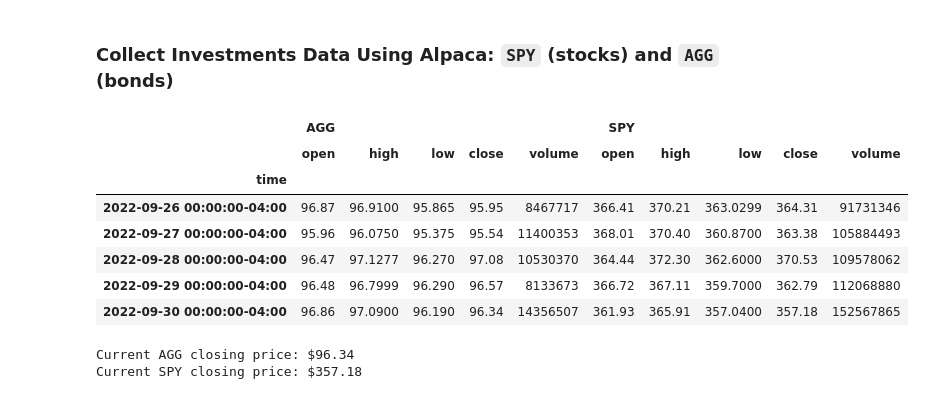
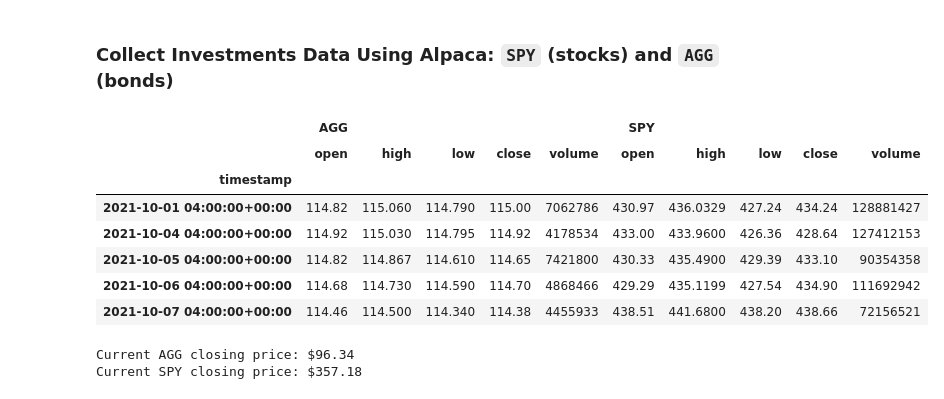
Before and after one commit to SZun/api-challenge, a Jupyter notebook: financial-planner.ipynb, the cells around one changed output. Cells and saved outputs as stored; diff of their text form; code cells hidden in the pictures.

```diff
--- a/financial-planner.ipynb
+++ b/financial-planner.ipynb
@@ -81,47 +81,37 @@ def separate_ticker_data(df,ticker):
     return df[df[symbol]==ticker].drop(columns=[symbol,'trade_count','vwap'], axis=1)
 # %%
 # Format current date as ISO format
-
-# Current Date
-todays_date = dt.today().strftime('%Y-%m-%d')
-# Current Date as ISO format
-iso_date_today = pd.Timestamp(todays_date, tz='America/New_York').isoformat()
-# Date of 1 year ago as ISO format
+iso_date_today = pd.Timestamp(dt.today().strftime('%Y-%m-%d'), tz='America/New_York').isoformat()
 iso_date_last_year = get_last_year(iso_date_today)
 
 # Set the tickers
 tickers = ["AGG", "SPY"]
 
 # Set timeframe to "1Day" for Alpaca API
 timeframe = "1Day"
 
 # Get current closing prices for SPY and AGG
 spy_agg_df = alpaca_api.get_bars(tickers, timeframe,
                                     start=iso_date_last_year,
                                     end=iso_date_today).df
-# Rename Index
-spy_agg_df.index.rename('time', inplace=True)
-# Format Index
-spy_agg_df.index = spy_agg_df.index.strftime('%Y-%m-%d 00:00:00-%H:00')
-
 # Reorganize the DataFrame
 # Separate ticker data
 agg_df = separate_ticker_data(spy_agg_df, tickers[0])
 spy_df = separate_ticker_data(spy_agg_df, tickers[1])
 
 # # Concatenate the ticker DataFrames
 spy_agg_df = pd.concat([agg_df,spy_df], axis=1, join='inner', keys=tickers)
 # Preview DataFrame
-spy_agg_df.tail()
+spy_agg_df.head()
 # %% [output]
 |  | AGG |  |  |  |  | SPY |  |  |  |  |
 |  | open | high | low | close | volume | open | high | low | close | volume |
-| time |  |  |  |  |  |  |  |  |  |  |
-| 2022-09-26 00:00:00-04:00 | 96.87 | 96.9100 | 95.865 | 95.95 | 8467717 | 366.41 | 370.21 | 363.0299 | 364.31 | 91731346 |
-| 2022-09-27 00:00:00-04:00 | 95.96 | 96.0750 | 95.375 | 95.54 | 11400353 | 368.01 | 370.40 | 360.8700 | 363.38 | 105884493 |
-| 2022-09-28 00:00:00-04:00 | 96.47 | 97.1277 | 96.270 | 97.08 | 10530370 | 364.44 | 372.30 | 362.6000 | 370.53 | 109578062 |
-| 2022-09-29 00:00:00-04:00 | 96.48 | 96.7999 | 96.290 | 96.57 | 8133673 | 366.72 | 367.11 | 359.7000 | 362.79 | 112068880 |
-| 2022-09-30 00:00:00-04:00 | 96.86 | 97.0900 | 96.190 | 96.34 | 14356507 | 361.93 | 365.91 | 357.0400 | 357.18 | 152567865 |
+| timestamp |  |  |  |  |  |  |  |  |  |  |
+| 2021-10-01 04:00:00+00:00 | 114.82 | 115.060 | 114.790 | 115.00 | 7062786 | 430.97 | 436.0329 | 427.24 | 434.24 | 128881427 |
+| 2021-10-04 04:00:00+00:00 | 114.92 | 115.030 | 114.795 | 114.92 | 4178534 | 433.00 | 433.9600 | 426.36 | 428.64 | 127412153 |
+| 2021-10-05 04:00:00+00:00 | 114.82 | 114.867 | 114.610 | 114.65 | 7421800 | 430.33 | 435.4900 | 429.39 | 433.10 | 90354358 |
+| 2021-10-06 04:00:00+00:00 | 114.68 | 114.730 | 114.590 | 114.70 | 4868466 | 429.29 | 435.1199 | 427.54 | 434.90 | 111692942 |
+| 2021-10-07 04:00:00+00:00 | 114.46 | 114.500 | 114.340 | 114.38 | 4455933 | 438.51 | 441.6800 | 438.20 | 438.66 | 72156521 |
 # %%
 # Utility lambda method to get latest closing price
 get_latest_close = lambda df: df['close'][-1]
```
Also changed, not shown: parts of 1 cell of this notebook.
